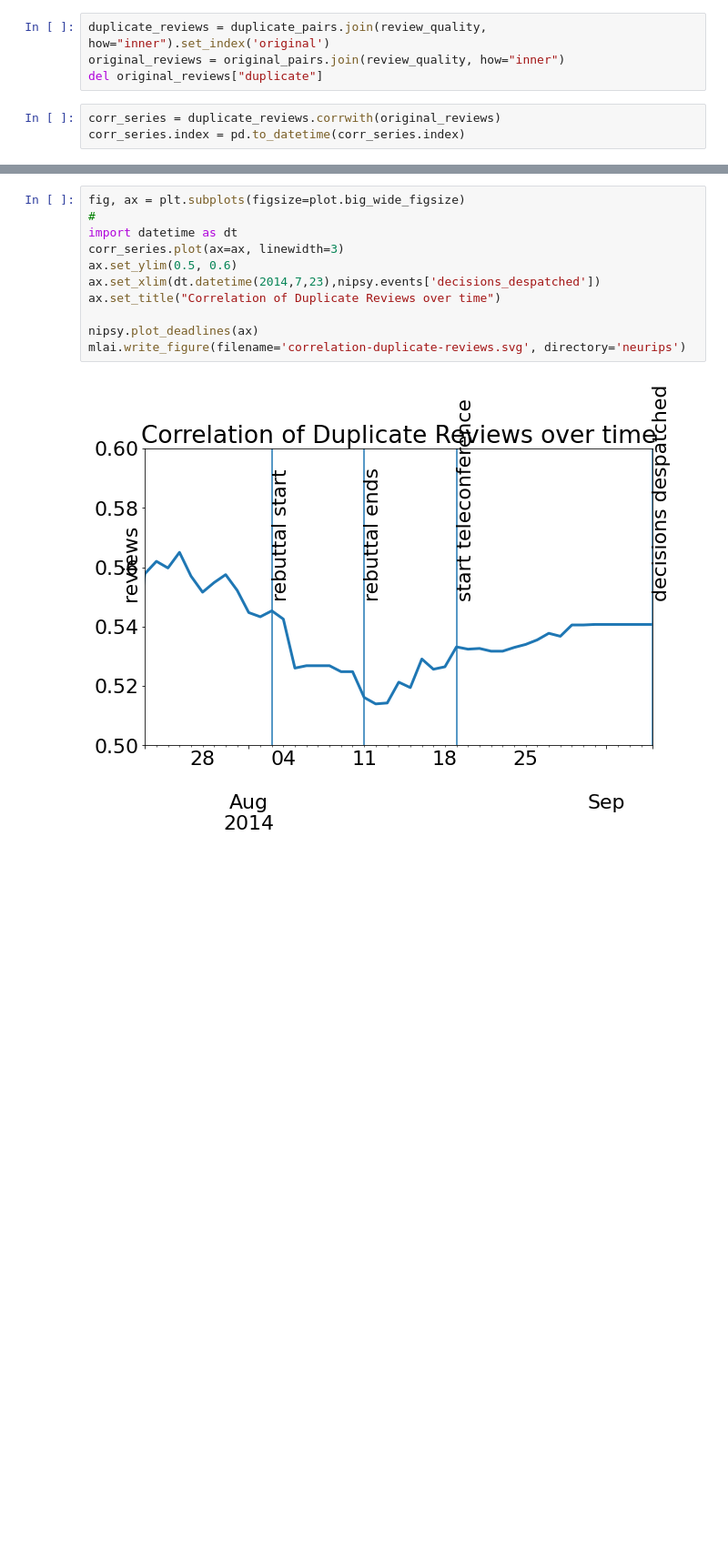
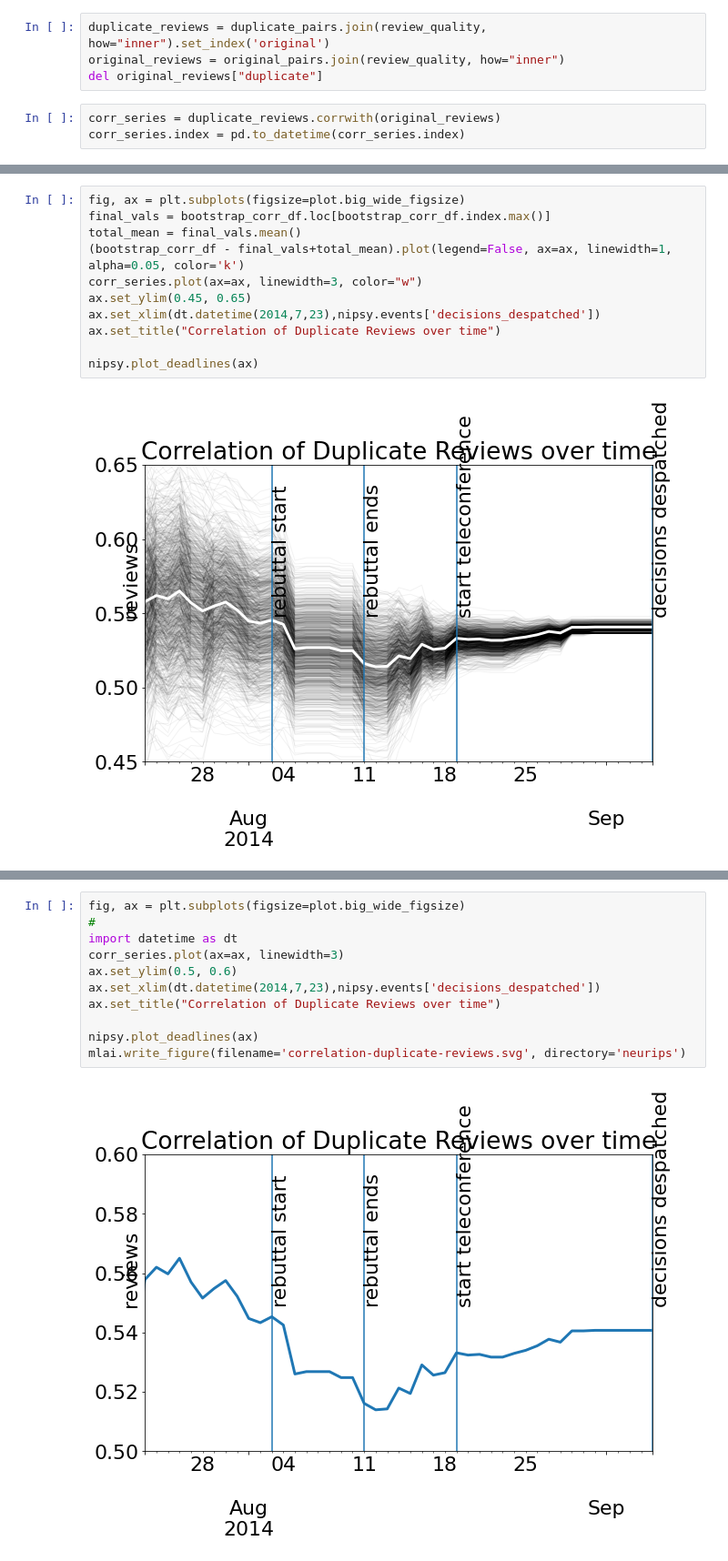
Before and after one commit to sods/neurips2014, a Jupyter notebook: NIPS 2014 Late Review Observations.ipynb, the cells around one changed output, grey strips where cells are left out. Shown at 91% size. Drawn from its saved outputs; the diff is of its cells as text; blank space fills up the shorter version.

```diff
--- a/NIPS 2014 Late Review Observations.ipynb
+++ b/NIPS 2014 Late Review Observations.ipynb
@@ -194,0 +226,13 @@ corr_series.index = pd.to_datetime(corr_series.index)
+# %%
+fig, ax = plt.subplots(figsize=plot.big_wide_figsize)
+final_vals = bootstrap_corr_df.loc[bootstrap_corr_df.index.max()]
+total_mean = final_vals.mean()
+(bootstrap_corr_df - final_vals+total_mean).plot(legend=False, ax=ax, linewidth=1, alpha=0.05, color='k')
+corr_series.plot(ax=ax, linewidth=3, color="w")
+ax.set_ylim(0.45, 0.65)
+ax.set_xlim(dt.datetime(2014,7,23),nipsy.events['decisions_despatched'])
+ax.set_title("Correlation of Duplicate Reviews over time")
+
+nipsy.plot_deadlines(ax)
+# %% [output]
+[figure, added]
```
Also changed, not shown: parts of 8 cells of this notebook, 1 other file.
